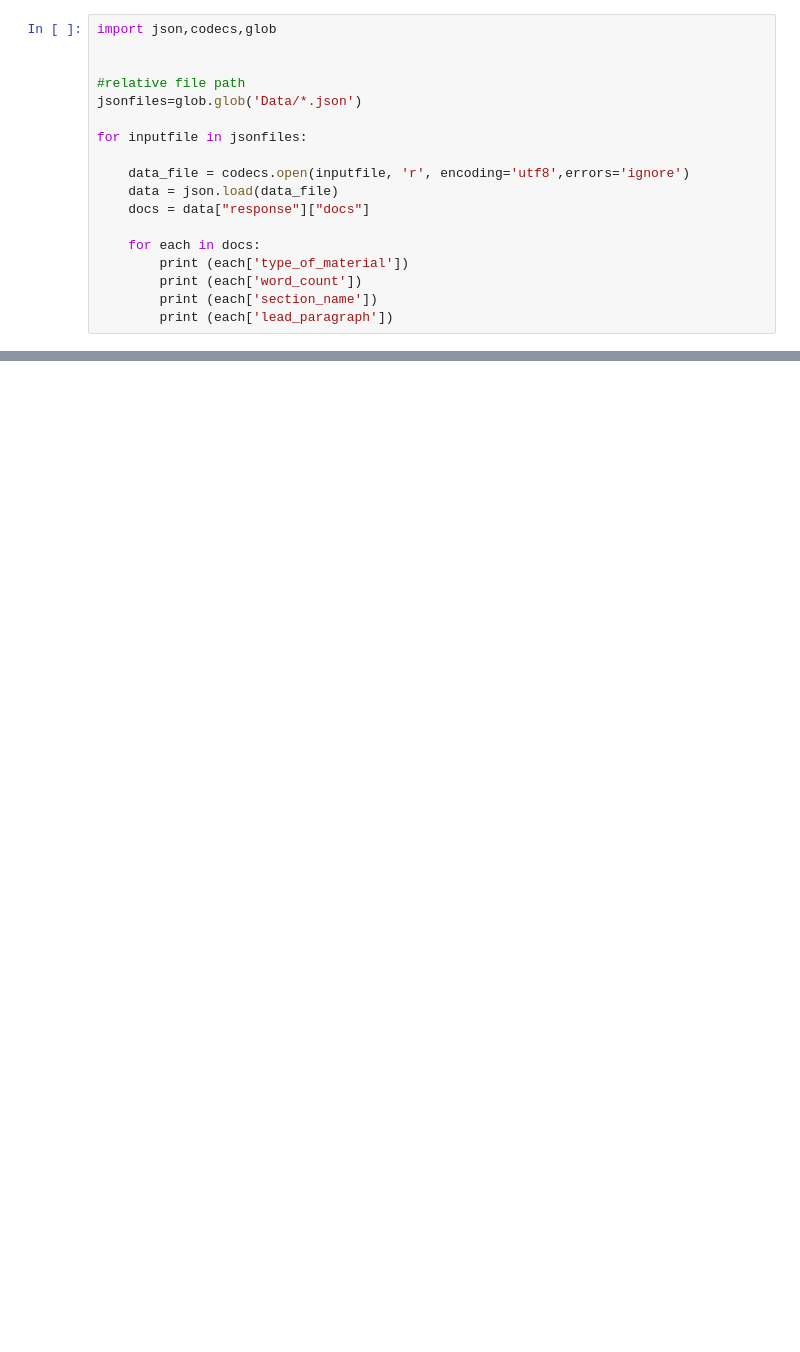
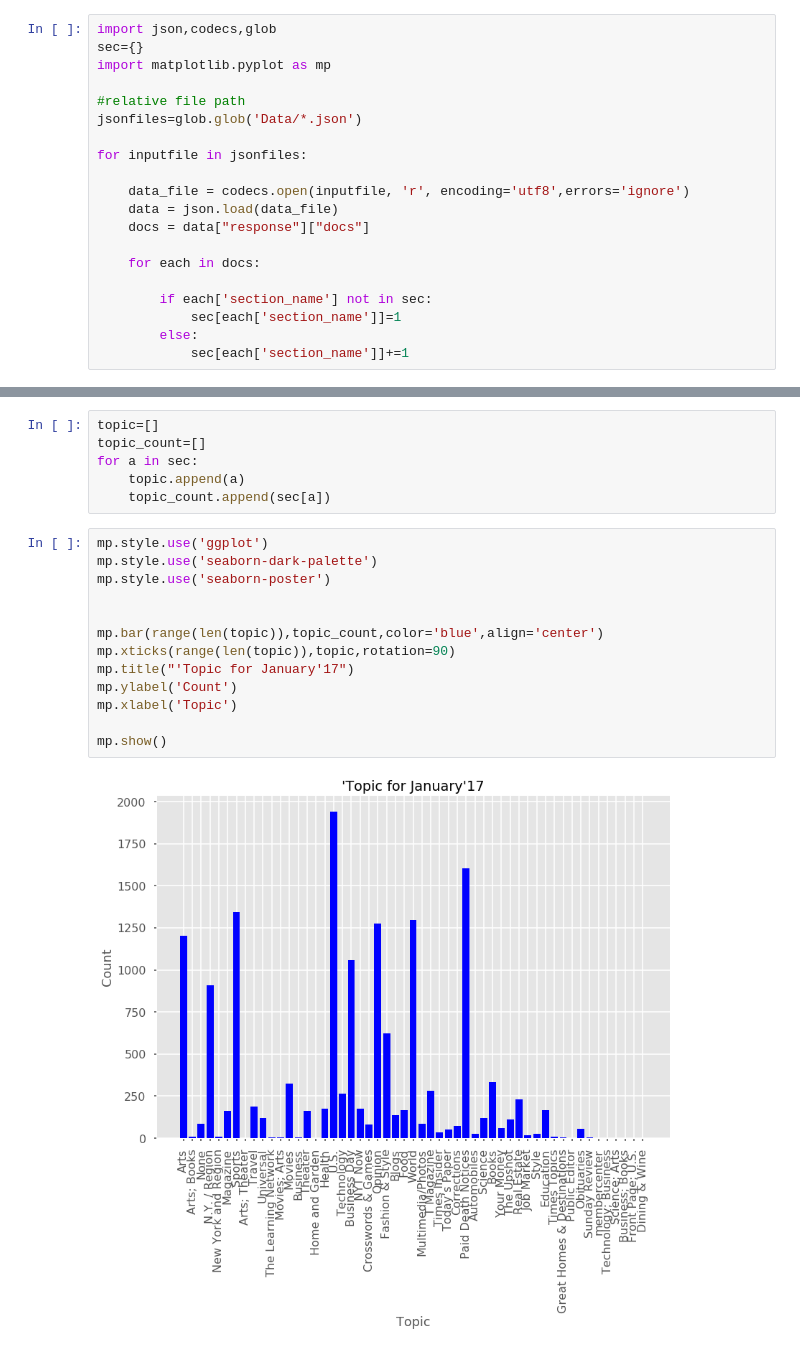
Before and after one commit to SaiNikhilD/Dogiparty_SaiNikhil_Spring2017, a Jupyter notebook: Midterm/Question 2/Question2_Analysis1.ipynb, the cells around one changed output, grey strips where cells are left out. Cells and saved outputs as stored; diff of their text form; blank space fills up the shorter version.

Commit message:
Section analysis added

```diff
--- a/Midterm/Question 2/Question2_Analysis1.ipynb
+++ b/Midterm/Question 2/Question2_Analysis1.ipynb
@@ -5,6 +5,7 @@ To print the details of the TV series
 # %%
 import json,codecs,glob
-
+sec={}
+import matplotlib.pyplot as mp
 
 #relative file path
 jsonfiles=glob.glob('Data/*.json')
@@ -16,7 +17,8 @@ for inputfile in jsonfiles:
     docs = data["response"]["docs"]
 
     for each in docs:
-        print (each['type_of_material'])
-        print (each['word_count'])
-        print (each['section_name'])
-        print (each['lead_paragraph'])
+
+        if each['section_name'] not in sec:
+            sec[each['section_name']]=1
+        else:
+            sec[each['section_name']]+=1
@@ -40,0 +25,21 @@ KAYE--Judith. January 7. The partners, attorneys and staff of Skadden, Arps, Sla
+# %%
+topic=[]
+topic_count=[]
+for a in sec:
+    topic.append(a)
+    topic_count.append(sec[a])
+# %%
+mp.style.use('ggplot')
+mp.style.use('seaborn-dark-palette')
+mp.style.use('seaborn-poster')
+
+
+mp.bar(range(len(topic)),topic_count,color='blue',align='center')
+mp.xticks(range(len(topic)),topic,rotation=90)
+mp.title("'Topic for January'17")
+mp.ylabel('Count')
+mp.xlabel('Topic')
+
+mp.show()
+# %% [output]
+[figure, added]
```
Also changed, not shown: parts of 2 cells of this notebook.
